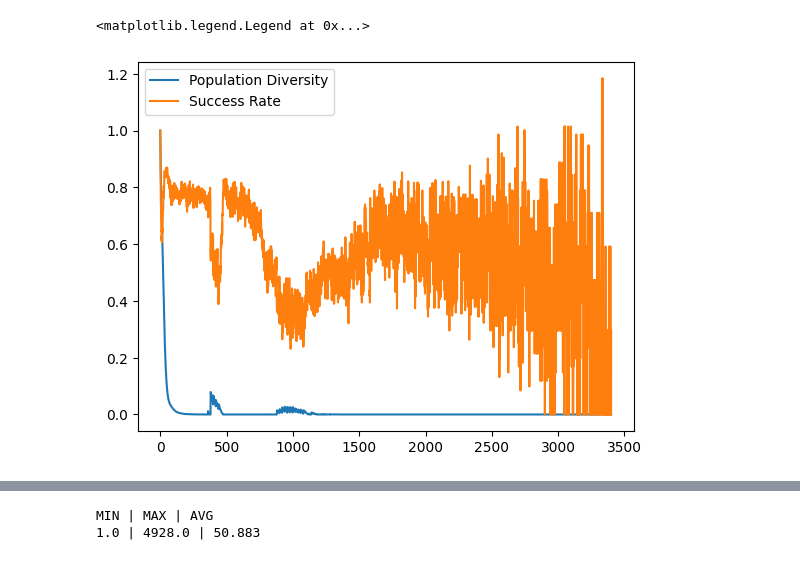
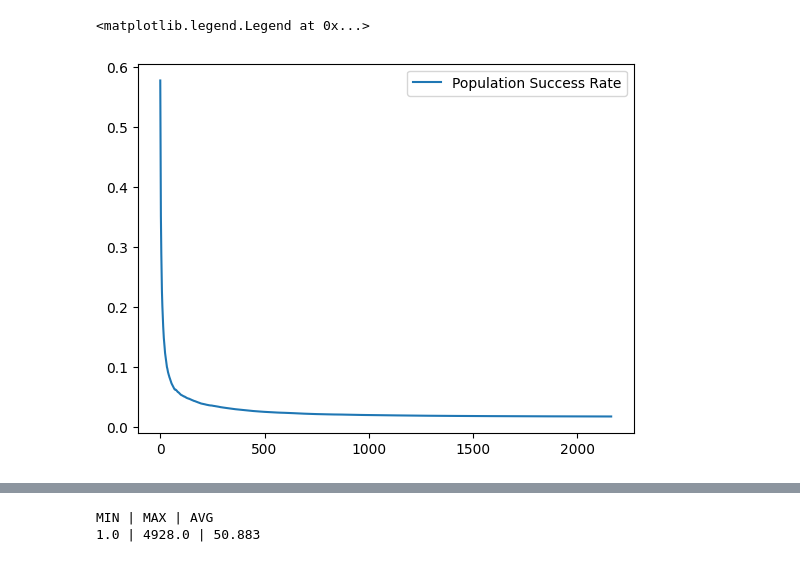
Before and after one commit to raphaelgoms/analysis-scripts, a Jupyter notebook: pattern_usage_strategy_analysis.ipynb, the cells around one changed output, grey strips where cells are left out. Saved outputs shown, nothing was run; the diff lists cells and outputs as text; code cells hidden in the pictures.

```diff
--- a/pattern_usage_strategy_analysis.ipynb
+++ b/pattern_usage_strategy_analysis.ipynb
@@ -33,7 +19,21 @@ df.PSR /= df.PSR.iloc[0]
-# %%
-df.PD.plot(label="Population Diversity")
-df.PSR.plot(label="Success Rate")
-plt.legend()
-# %% [output]
-<matplotlib.legend.Legend at 0x...>
-[figure, removed]
+# %%
+# LSHADE:
+ls_filepath = BASE_PATH +  f"LSHADE/D{D}/cec-f{function}/s{seed}/dm-effect.csv"
+ls_cost_filepath = BASE_PATH +  f"LSHADE/D{D}/cec-f{function}/s{seed}/pop-costs.csv"
+# %%
+lshade_df = pd.read_csv(ls_filepath, sep=';')
+
+# transformations:
+lshade_df.PD /= lshade_df.PD.max()
+lshade_df.PD *= 100
+
+# lshade_df.PSR /= lshade_df.PSR.max()
+# lshade_df.PSR *= 100
+
+# visualization:
+lshade_df.PSR.plot(label="Population Success Rate")
+#lshade_df.PD.plot(label="Population Diversity")
+plt.legend()
+# %% [output]
+<matplotlib.legend.Legend at 0x...>
+[figure, added]
```
Also changed, not shown: parts of 12 cells of this notebook.
